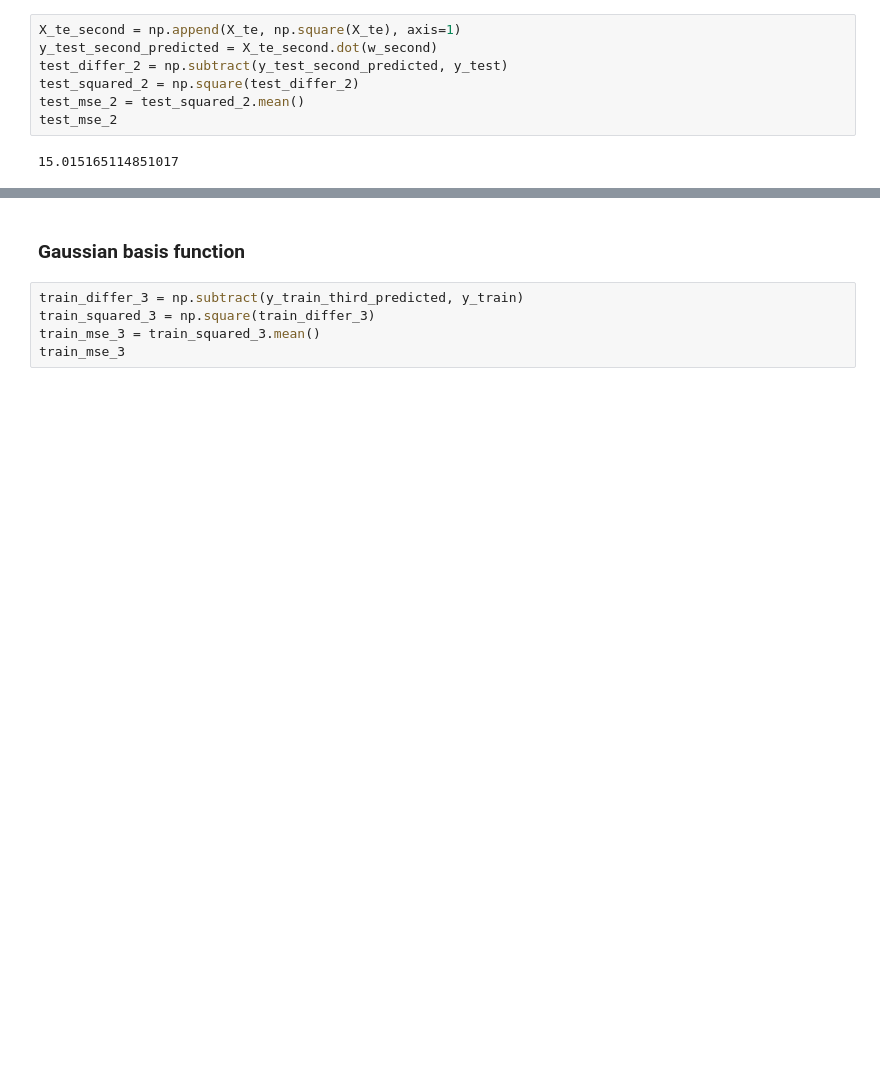
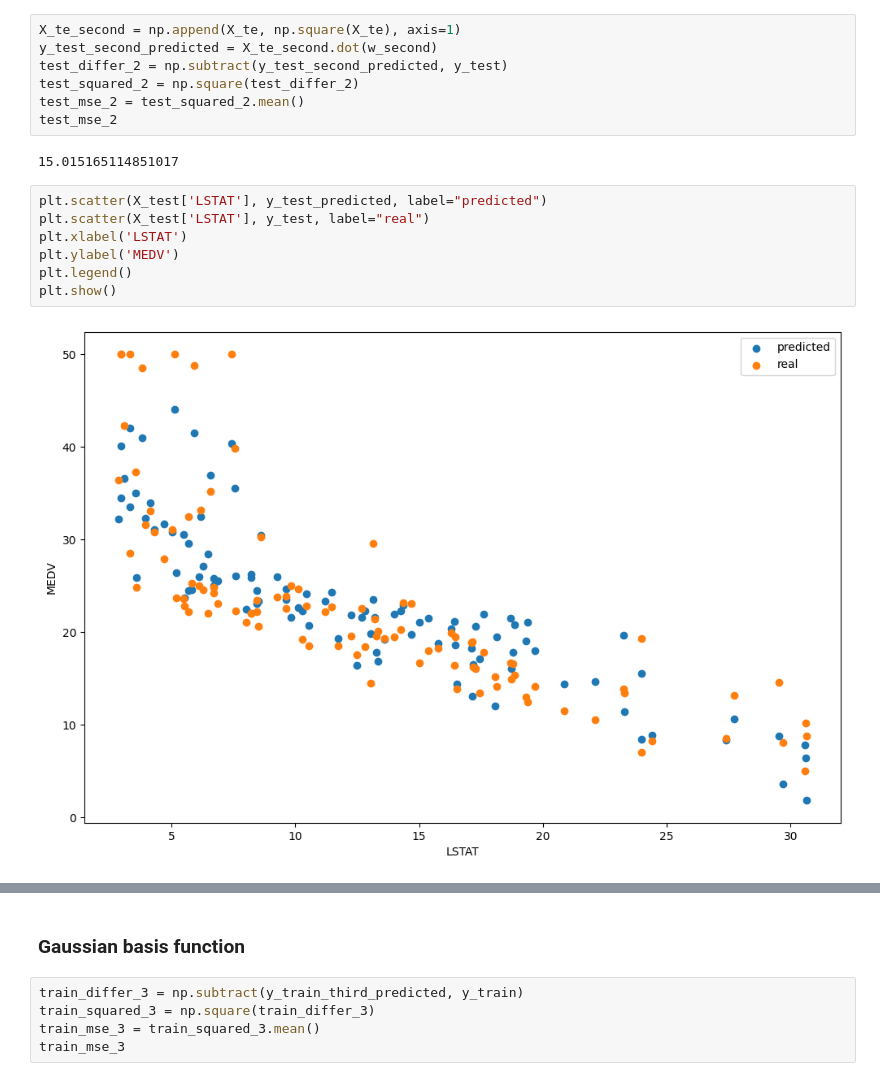
Before and after one commit to mostafaghadimi/machine-learning, a Jupyter notebook: HomeWorks/HW3/Practical/boston.ipynb, the cells around one changed output, grey strips where cells are left out. Cells and saved outputs as stored; diff of their text form; blank space fills up the shorter version.

```diff
--- a/HomeWorks/HW3/Practical/boston.ipynb
+++ b/HomeWorks/HW3/Practical/boston.ipynb
@@ -283,3 +301,12 @@ test_mse_2 = test_squared_2.mean()
 test_mse_2
 # %% [output]
 15.015165114851017
+# %%
+plt.scatter(X_test['LSTAT'], y_test_predicted, label="predicted")
+plt.scatter(X_test['LSTAT'], y_test, label="real")
+plt.xlabel('LSTAT')
+plt.ylabel('MEDV')
+plt.legend()
+plt.show()
+# %% [output]
+[figure, added]
```
Also changed, not shown: parts of 7 cells of this notebook.
